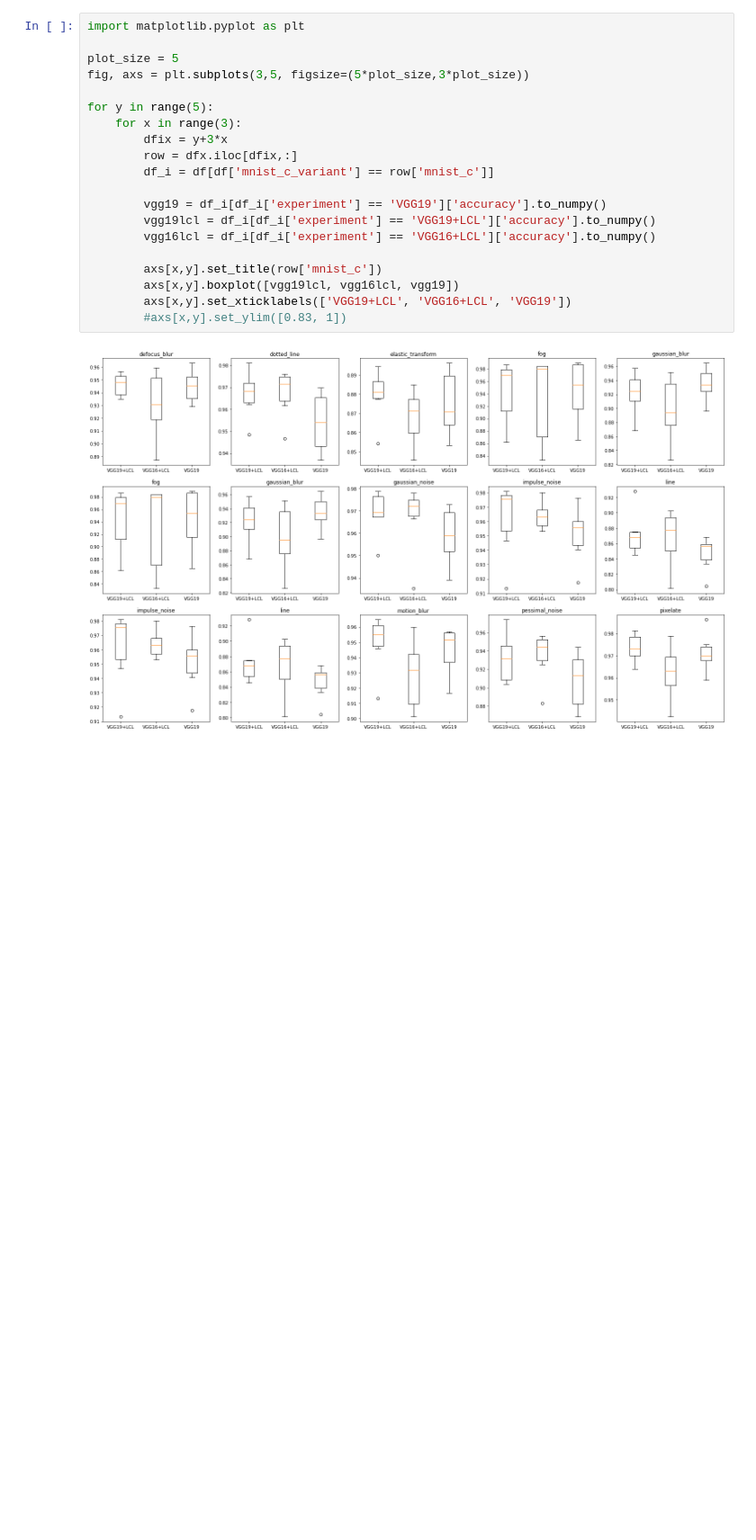
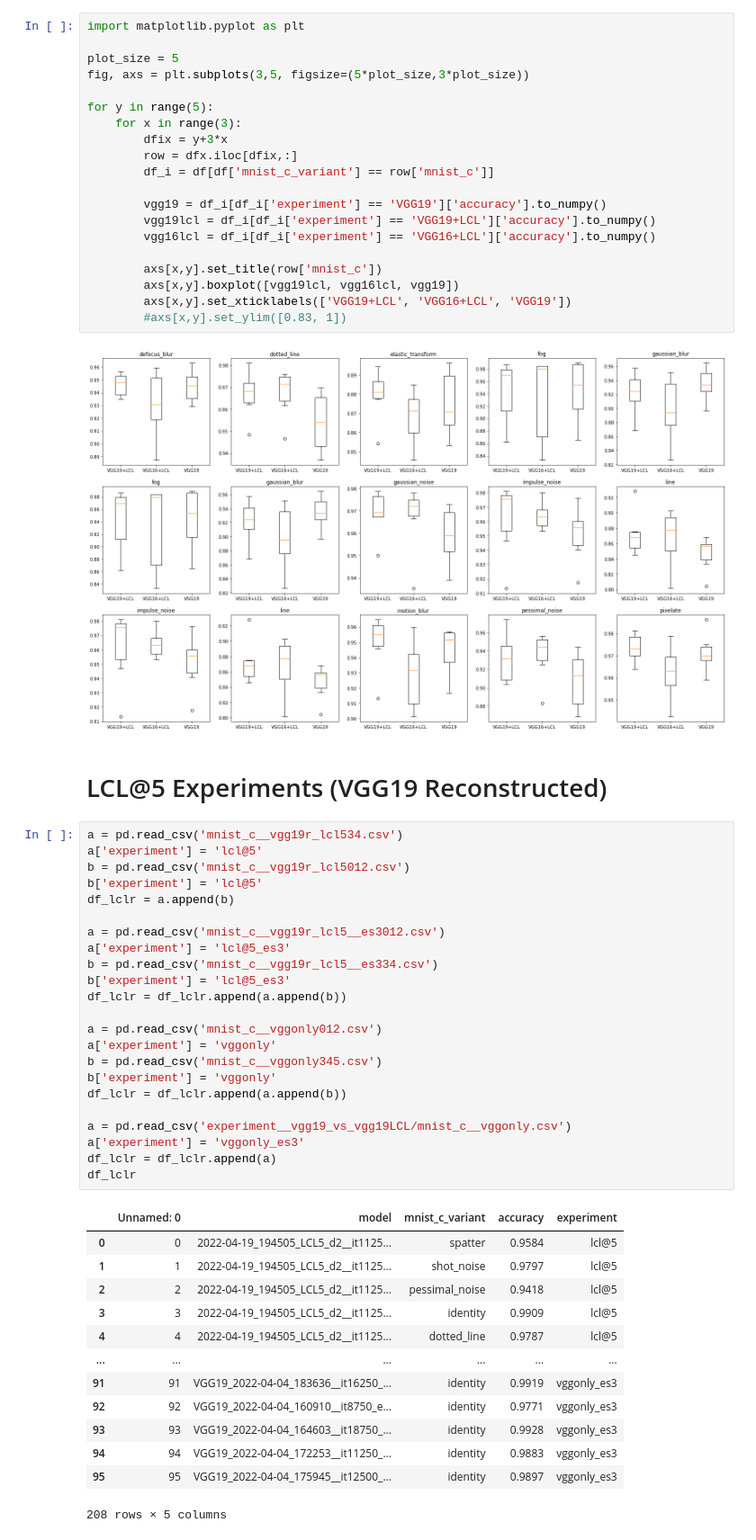
Before and after one commit to edualc/mt_object_recognition, a Jupyter notebook: ExperimentOverview.ipynb, the cells around one changed output. Shown at 90% size. Drawn from its saved outputs; the diff is of its cells as text; blank space fills up the shorter version.

```diff
--- a/ExperimentOverview.ipynb
+++ b/ExperimentOverview.ipynb
@@ -471,3 +471,42 @@ for y in range(5):
         #axs[x,y].set_ylim([0.83, 1])
 # %% [output]
 [figure]
+# %% [markdown]
+# LCL@5 Experiments (VGG19 Reconstructed)
+# %%
+a = pd.read_csv('mnist_c__vgg19r_lcl534.csv')
+a['experiment'] = 'lcl@5'
+b = pd.read_csv('mnist_c__vgg19r_lcl5012.csv')
+b['experiment'] = 'lcl@5'
+df_lclr = a.append(b)
+
+a = pd.read_csv('mnist_c__vgg19r_lcl5__es3012.csv')
+a['experiment'] = 'lcl@5_es3'
+b = pd.read_csv('mnist_c__vgg19r_lcl5__es334.csv')
+b['experiment'] = 'lcl@5_es3'
+df_lclr = df_lclr.append(a.append(b))
+
+a = pd.read_csv('mnist_c__vggonly012.csv')
+a['experiment'] = 'vggonly'
+b = pd.read_csv('mnist_c__vggonly345.csv')
+b['experiment'] = 'vggonly'
+df_lclr = df_lclr.append(a.append(b))
+
+a = pd.read_csv('experiment__vgg19_vs_vgg19LCL/mnist_c__vggonly.csv')
+a['experiment'] = 'vggonly_es3'
+df_lclr = df_lclr.append(a)
+df_lclr
+# %% [output]
+|  | Unnamed: 0 | model | mnist_c_variant | accuracy | experiment |
+| 0 | 0 | 2022-04-19_194505_LCL5_d2__it1125... | spatter | 0.9584 | lcl@5 |
+| 1 | 1 | 2022-04-19_194505_LCL5_d2__it1125... | shot_noise | 0.9797 | lcl@5 |
+| 2 | 2 | 2022-04-19_194505_LCL5_d2__it1125... | pessimal_noise | 0.9418 | lcl@5 |
+| 3 | 3 | 2022-04-19_194505_LCL5_d2__it1125... | identity | 0.9909 | lcl@5 |
+| 4 | 4 | 2022-04-19_194505_LCL5_d2__it1125... | dotted_line | 0.9787 | lcl@5 |
+| ... | ... | ... | ... | ... | ... |
+| 91 | 91 | VGG19_2022-04-04_183636__it16250_... | identity | 0.9919 | vggonly_es3 |
+| 92 | 92 | VGG19_2022-04-04_160910__it8750_e... | identity | 0.9771 | vggonly_es3 |
+| 93 | 93 | VGG19_2022-04-04_164603__it18750_... | identity | 0.9928 | vggonly_es3 |
+| 94 | 94 | VGG19_2022-04-04_172253__it11250_... | identity | 0.9883 | vggonly_es3 |
+| 95 | 95 | VGG19_2022-04-04_175945__it12500_... | identity | 0.9897 | vggonly_es3 |
+208 rows × 5 columns
```
Also changed, not shown: parts of 8 cells of this notebook, 1 other file.
